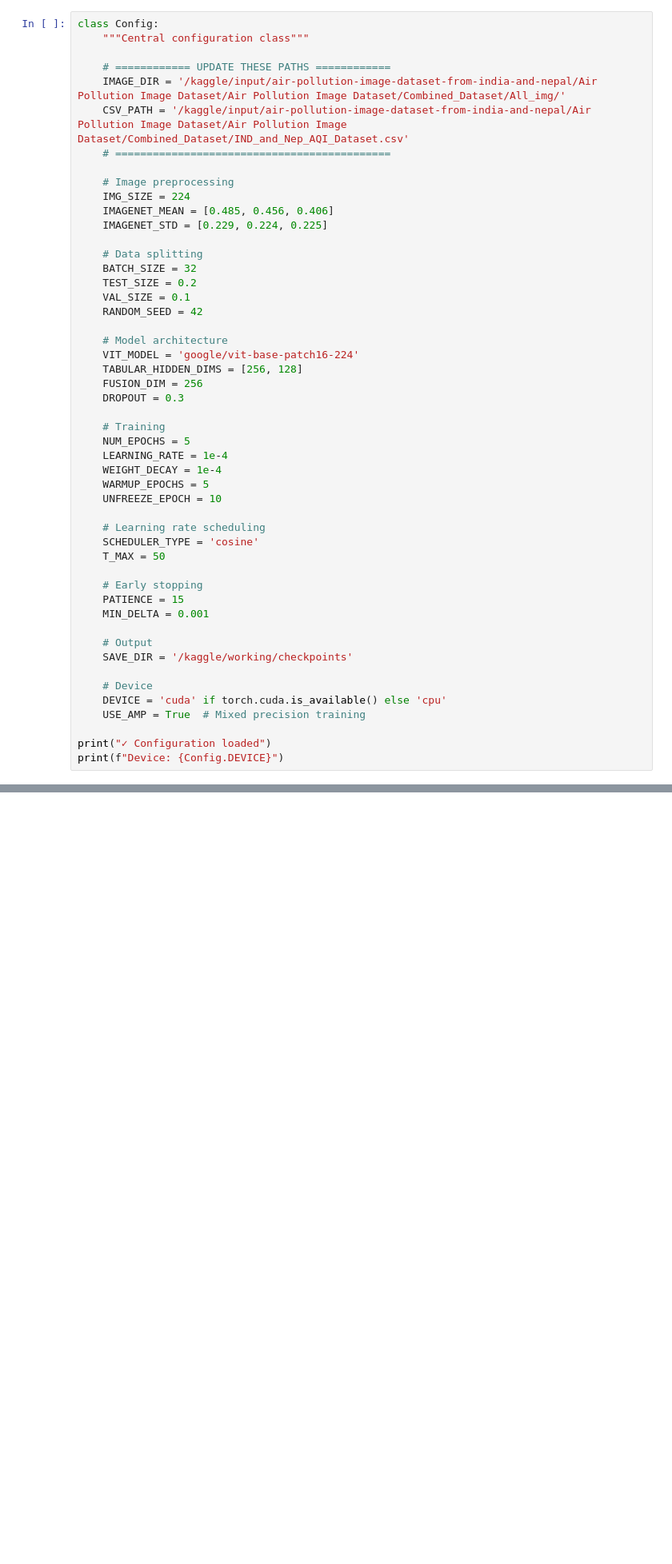
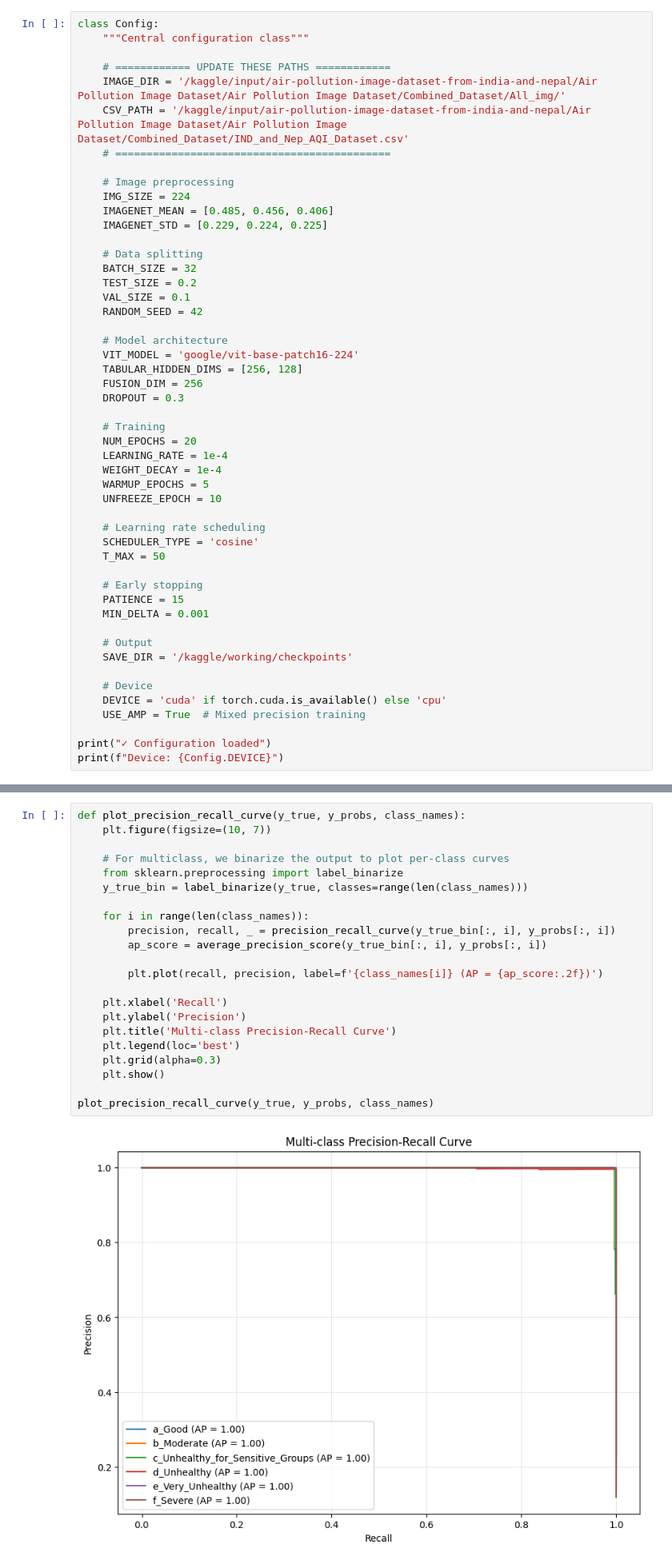
Before and after one commit to siamarefin/Air_pollution_multimodal, a Jupyter notebook: code/amayyrah-feb2.ipynb, the cells around one changed output, grey strips where cells are left out. Shown at 80% size. Drawn from its saved outputs; the diff is of its cells as text; blank space fills up the shorter version.

```diff
--- a/code/amayyrah-feb2.ipynb
+++ b/code/amayyrah-feb2.ipynb
@@ -129,7 +129,7 @@ class Config:
     DROPOUT = 0.3
 
     # Training
-    NUM_EPOCHS = 5
+    NUM_EPOCHS = 20
     LEARNING_RATE = 1e-4
     WEIGHT_DECAY = 1e-4
     WARMUP_EPOCHS = 5
@@ -1512,3 +1648,27 @@ Generating Multimodal XAI for 5 samples...
+# %%
+def plot_precision_recall_curve(y_true, y_probs, class_names):
+    plt.figure(figsize=(10, 7))
+
+    # For multiclass, we binarize the output to plot per-class curves
+    from sklearn.preprocessing import label_binarize
+    y_true_bin = label_binarize(y_true, classes=range(len(class_names)))
+
+    for i in range(len(class_names)):
+        precision, recall, _ = precision_recall_curve(y_true_bin[:, i], y_probs[:, i])
+        ap_score = average_precision_score(y_true_bin[:, i], y_probs[:, i])
+
+        plt.plot(recall, precision, label=f'{class_names[i]} (AP = {ap_score:.2f})')
+
+    plt.xlabel('Recall')
+    plt.ylabel('Precision')
+    plt.title('Multi-class Precision-Recall Curve')
+    plt.legend(loc='best')
+    plt.grid(alpha=0.3)
+    plt.show()
+
+plot_precision_recall_curve(y_true, y_probs, class_names)
+# %% [output]
+[figure, added]
 # %% [markdown]
 # AUC Curve
 # %%
```
Also changed, not shown: parts of 17 cells of this notebook.
